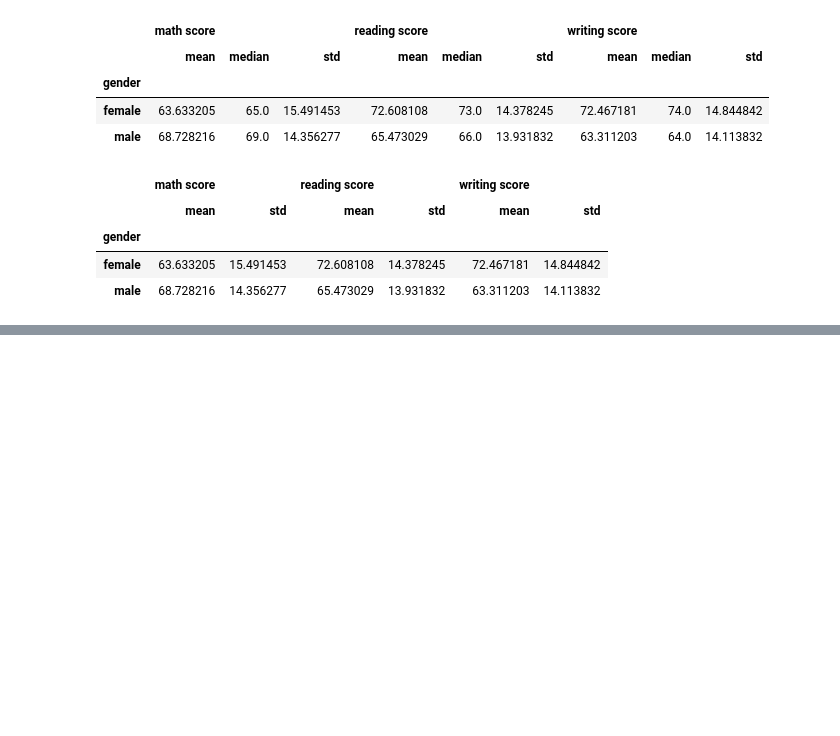
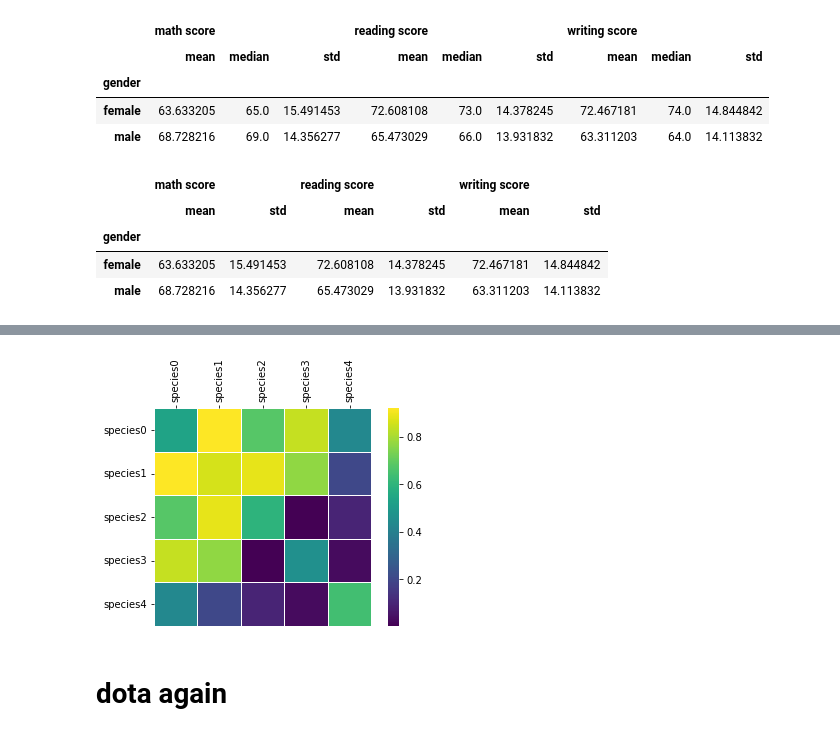
Before and after one commit to AndreyKurdyubov/Stepik_introML, a Jupyter notebook: Stepik_IntroML_1.ipynb, the cells around one changed output, grey strips where cells are left out. Saved outputs shown, nothing was run; the diff lists cells and outputs as text; code cells hidden in the pictures; blank space fills up the shorter version.

```diff
--- a/Stepik_IntroML_1.ipynb
+++ b/Stepik_IntroML_1.ipynb
@@ -780,0 +824,3 @@ array([[6],
+# %%
+genome = pd.read_csv('genome_matrix.csv', index_col=0)
+genome.head()
@@ -780,0 +834,13 @@ array([[6],
+# %%
+sns.heatmap(genome,
+            cmap='viridis',
+            linewidths=1,
+            linecolor='white',
+           square=True)
+ax = plt.gca()
+ax.xaxis.set_ticks_position('top')
+ax.xaxis.set_tick_params(rotation=90)
+# %% [output]
+[figure, added]
+# %% [markdown]
+# dota again
```
Also changed, not shown: parts of 114 cells of this notebook, 10 other files.
